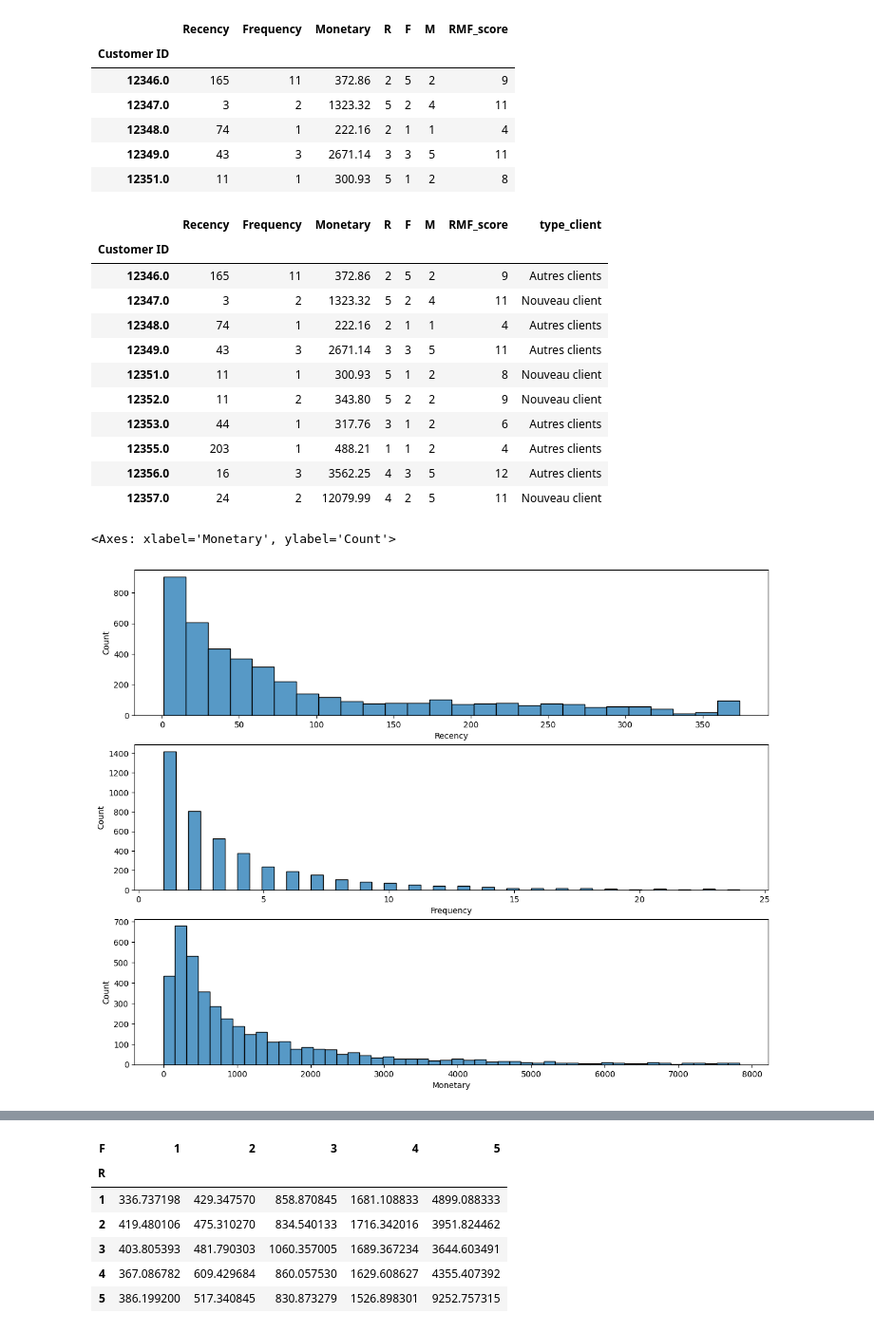
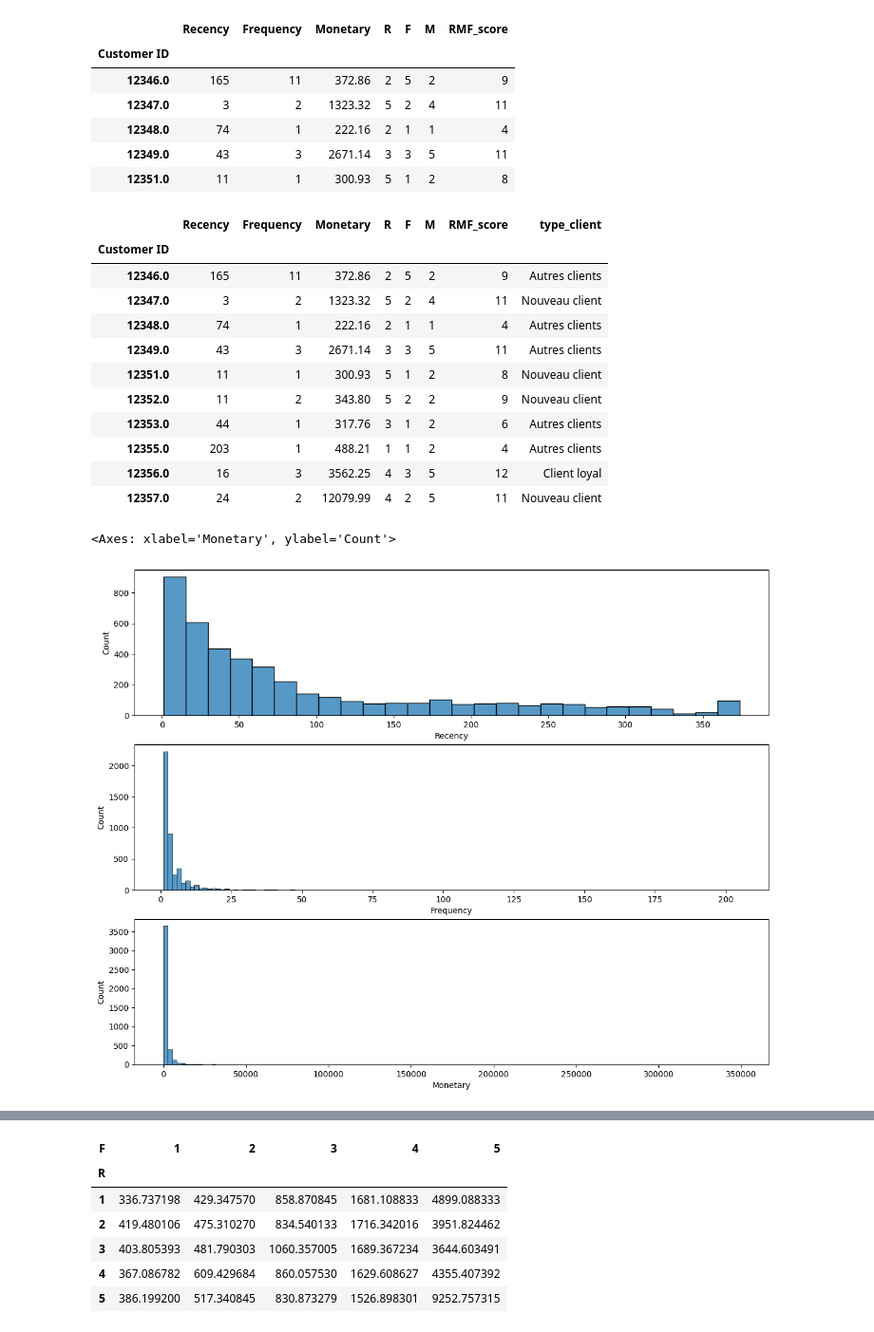
Before and after one commit to Flockyy/RFM, a Jupyter notebook: rfm_j.ipynb, the cells around one changed output, grey strips where cells are left out. Shown at 95% size. Cells and saved outputs as stored; diff of their text form; code cells hidden in the pictures.

```diff
--- a/rfm_j.ipynb
+++ b/rfm_j.ipynb
@@ -76,16 +76,14 @@ def function(row):
         return "Baleine"
     elif row["R"] >= 4 and row["F"] < 3:
         return "Nouveau client"
-    elif row["R"] >= 3 and row["F"] >= 4 and row["M"] >= 3:
+    elif row["R"] > 3 and row["F"] >= 3:
         return "Client loyal"
     elif row["R"] >= 3 and row["F"] < 3  and row["M"] >= 3:
         return "Client prometteur"
-    elif row["R"] < 2 and row["F"] >= 2 and row["M"] < 3:
-        return "Client dormant"
     elif row["R"] < 3 and row["F"] >= 3 and row["M"] >= 4:
         return "Client a risque"
     elif  row["R"] < 3 and row["M"] >= 4 :
-        return "Bon client perdu"
+        return "Client perdu"
     else :
         return "Autres clients"
 
@@ -103,17 +101,18 @@ rfm.head(10)
 | 12352.0 | 11 | 2 | 343.80 | 5 | 2 | 2 | 9 | Nouveau client |
 | 12353.0 | 44 | 1 | 317.76 | 3 | 1 | 2 | 6 | Autres clients |
 | 12355.0 | 203 | 1 | 488.21 | 1 | 1 | 2 | 4 | Autres clients |
-| 12356.0 | 16 | 3 | 3562.25 | 4 | 3 | 5 | 12 | Autres clients |
+| 12356.0 | 16 | 3 | 3562.25 | 4 | 3 | 5 | 12 | Client loyal |
 | 12357.0 | 24 | 2 | 12079.99 | 4 | 2 | 5 | 11 | Nouveau client |
 # %%
 import seaborn as sns
 import matplotlib.pyplot as plt
 
 #Histogrammes
 fig, axs = plt.subplots(3, 1, figsize=(14,11))
 sns.histplot(data=rfm, x='Recency',ax=axs[0])
-sns.histplot(data=rfm[rfm["Frequency"] <25], x='Frequency',  ax=axs[1])
-sns.histplot(data=rfm[rfm["Monetary"] <8000] , x='Monetary',  ax=axs[2])
+sns.histplot(data=rfm, x='Frequency',  ax=axs[1])
+sns.histplot(data=rfm , x='Monetary',  ax=axs[2])
+plt.show()
 # %% [output]
 <Axes: xlabel='Monetary', ylabel='Count'>
-[figure, old version]
+[figure, new version]
```
Also changed, not shown: parts of 6 cells of this notebook.
